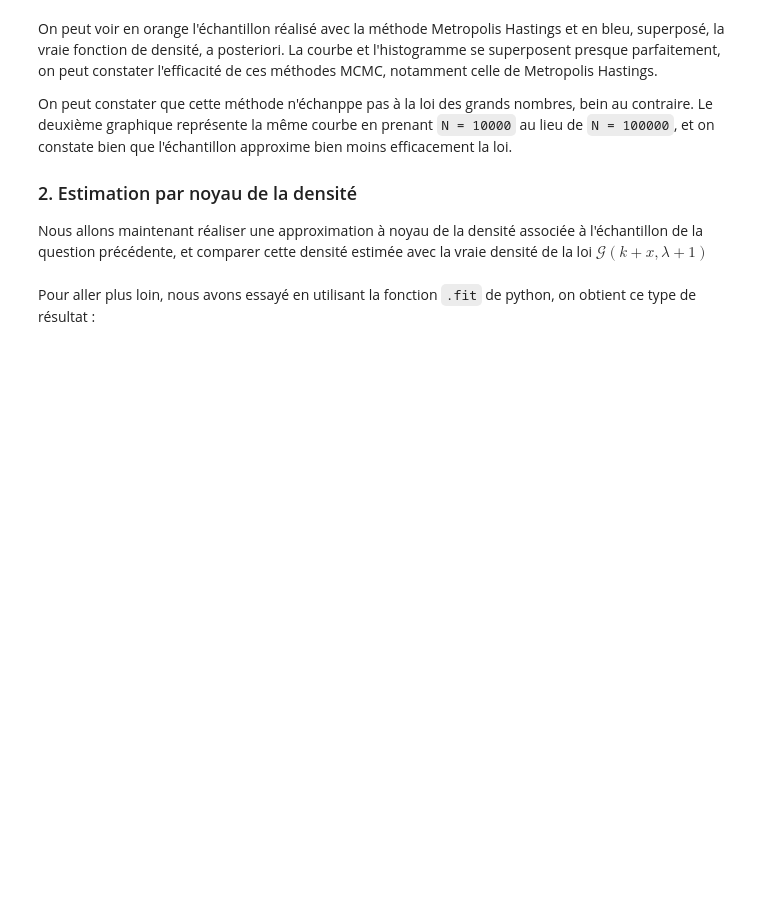
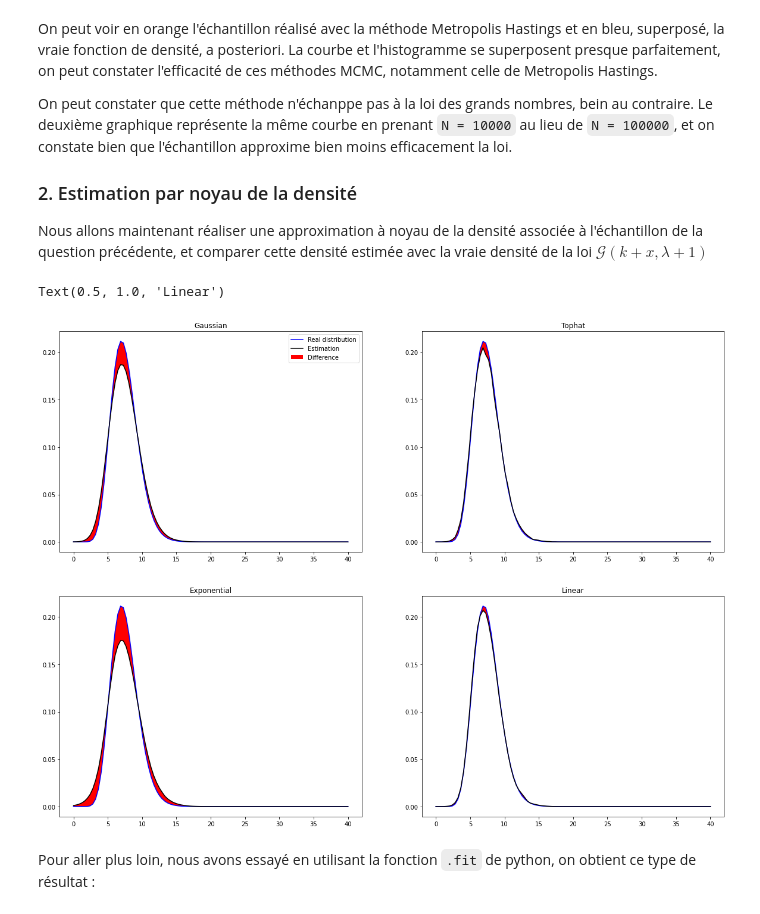
Before and after one commit to Aympab/Projet_Probas_Stats, a Jupyter notebook: probleme3.ipynb, the cells around one changed output. Drawn from its saved outputs; the diff is of its cells as text; code cells hidden in the pictures; blank space fills up the shorter version.

```diff
--- a/probleme3.ipynb
+++ b/probleme3.ipynb
@@ -119,6 +119,54 @@ On peut constater que cette méthode n'échanppe pas à la loi des grands nombre
 ### 2. Estimation par noyau de la densité
 
 Nous allons maintenant réaliser une approximation à noyau de la densité associée à l'échantillon de la question précédente, et comparer cette densité estimée avec la vraie densité de la loi $\mathcal{G}(k + x, \lambda + 1)$
+# %%
+from sklearn.neighbors import KernelDensity
+
+kde_gauss = KernelDensity(kernel='gaussian').fit(samples)
+kde_tophat = KernelDensity(kernel='tophat').fit(samples)
+kde_exponential = KernelDensity(kernel='exponential').fit(samples)
+kde_linear = KernelDensity(kernel='linear').fit(samples)
+
+X_plot = np.linspace(0, 40, 100)[:, np.newaxis]
+
+density_gauss = np.exp(kde_gauss.score_samples(X_plot))
+density_tophat = np.exp(kde_tophat.score_samples(X_plot))
+density_exponential = np.exp(kde_exponential.score_samples(X_plot))
+density_linear = np.exp(kde_linear.score_samples(X_plot))
+
+fig, axs = plt.subplots(2, 2)
+fig.set_figheight(15)
+fig.set_figwidth(20)
+
+
+axs[0, 0].plot(X_plot[:,0], y_array, '-b', label="Real distribution")
+axs[0, 0].plot(X_plot[:,0], density_gauss, '-k', label="Estimation")
+axs[0, 0].fill_between(X_plot[:,0], y_array, density_gauss, facecolor='red', label="Difference")
+axs[0, 0].legend()
+axs[0, 0].set_title('Gaussian')
+
+axs[0, 1].plot(X_plot[:,0], y_array, '-b', label="Real distribution")
+axs[0, 1].plot(X_plot[:,0], density_tophat, '-k', label="Estimation")
+axs[0, 1].fill_between(X_plot[:,0], y_array, density_tophat, facecolor='red', label="Difference")
+axs[0, 1].set_title('Tophat')
+
+axs[1, 0].plot(X_plot[:,0], y_array, '-b', label="Real distribution")
+axs[1, 0].plot(X_plot[:,0], density_exponential, '-k', label="Estimation")
+axs[1, 0].fill_between(X_plot[:,0], y_array, density_exponential, facecolor='red', label="Difference")
+axs[1, 0].set_title('Exponential')
+
+axs[1, 1].plot(X_plot[:,0], y_array, '-b', label="Real distribution")
+axs[1, 1].plot(X_plot[:,0], density_linear, '-k', label="Estimation")
+axs[1, 1].fill_between(X_plot[:,0], y_array, density_linear, facecolor='red', label="Difference")
+axs[1, 1].set_title('Linear')
+
+# axs[1, 0].plot(x, -y, 'tab:green')
+# axs[1, 0].set_title('Axis [1, 0]')
+# axs[1, 1].plot(x, -y, 'tab:red')
+# axs[1, 1].set_title('Axis [1, 1]')
+# %% [output]
+Text(0.5, 1.0, 'Linear')
+[figure, added]
 # %% [markdown]
 Pour aller plus loin, nous avons essayé en utilisant la fonction `.fit` de python, on obtient ce type de résultat :
 # %%
```
Also changed, not shown: parts of 3 cells of this notebook, 2 other files.
